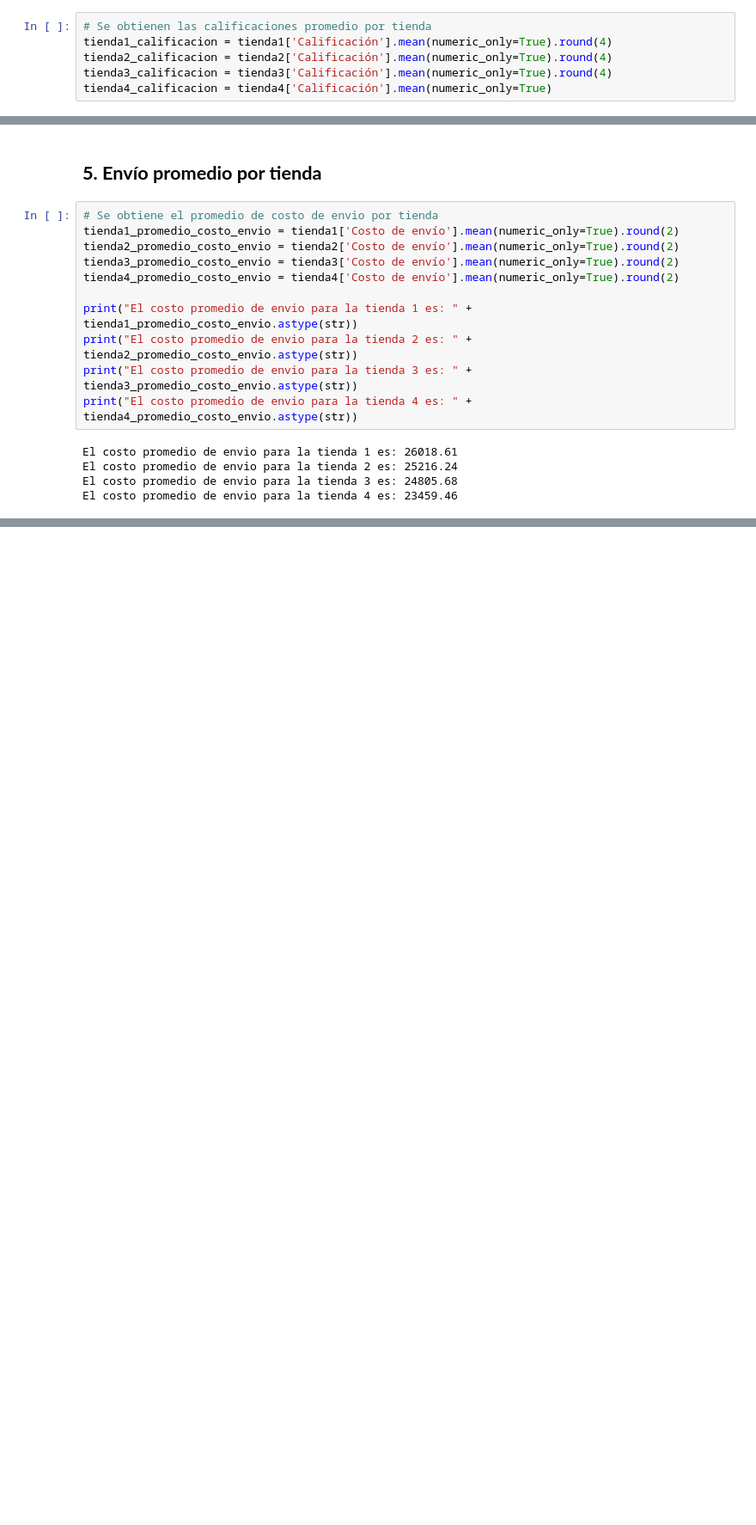
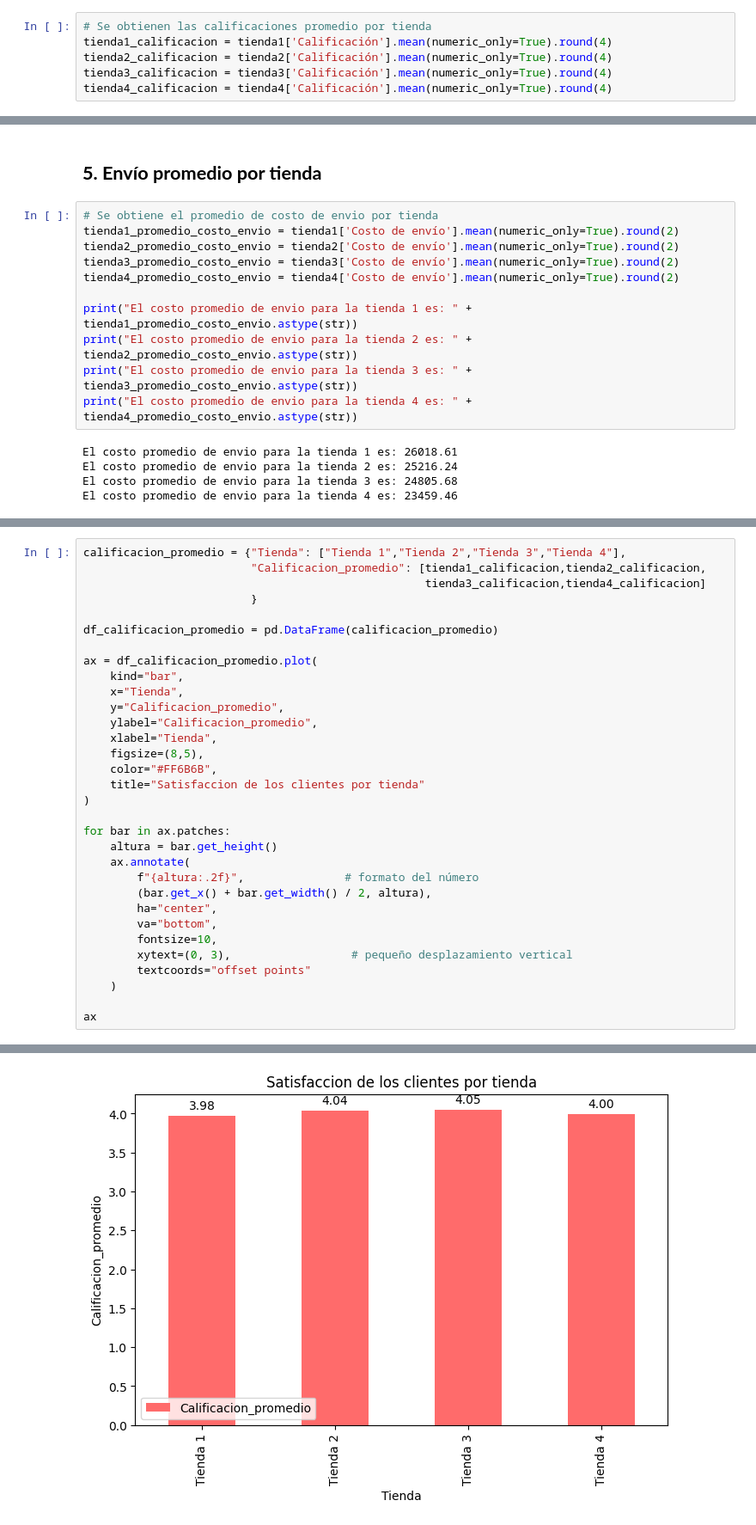
Before and after one commit to anbeld12/Challenge_AluraStoreLatam, a Jupyter notebook: Challenge_AluraStoreLatam.ipynb, the cells around one changed output, grey strips where cells are left out. Shown at 86% size. Saved outputs shown, nothing was run; the diff lists cells and outputs as text; blank space fills up the shorter version.

```diff
--- a/Challenge_AluraStoreLatam.ipynb
+++ b/Challenge_AluraStoreLatam.ipynb
@@ -123,7 +123,7 @@ dtype: float64
 tienda1_calificacion = tienda1['Calificación'].mean(numeric_only=True).round(4)
 tienda2_calificacion = tienda2['Calificación'].mean(numeric_only=True).round(4)
 tienda3_calificacion = tienda3['Calificación'].mean(numeric_only=True).round(4)
-tienda4_calificacion = tienda4['Calificación'].mean(numeric_only=True)
+tienda4_calificacion = tienda4['Calificación'].mean(numeric_only=True).round(4)
 # %%
 # Se imprimen las calificaciones promedio por tienda
 print("La calificación promedio para la tienda 1 fue: " + tienda1_calificacion.astype(str))
@@ -283,0 +306,33 @@ El costo promedio de envio para la tienda 4 es: 23459.46
+# %%
+calificacion_promedio = {"Tienda": ["Tienda 1","Tienda 2","Tienda 3","Tienda 4"],
+                         "Calificacion_promedio": [tienda1_calificacion,tienda2_calificacion,
+                                                   tienda3_calificacion,tienda4_calificacion]
+                         }
+
+df_calificacion_promedio = pd.DataFrame(calificacion_promedio)
+
+ax = df_calificacion_promedio.plot(
+    kind="bar",
+    x="Tienda",
+    y="Calificacion_promedio",
+    ylabel="Calificacion_promedio",
+    xlabel="Tienda",
+    figsize=(8,5),
+    color="#FF6B6B",
+    title="Satisfaccion de los clientes por tienda"
+)
+
+for bar in ax.patches:
+    altura = bar.get_height()
+    ax.annotate(
+        f"{altura:.2f}",               # formato del número
+        (bar.get_x() + bar.get_width() / 2, altura),
+        ha="center",
+        va="bottom",
+        fontsize=10,
+        xytext=(0, 3),                  # pequeño desplazamiento vertical
+        textcoords="offset points"
+    )
+
+ax
+# %% [output]
@@ -283,0 +340 @@ El costo promedio de envio para la tienda 4 es: 23459.46
+[figure, added]
```
Also changed, not shown: parts of 9 cells of this notebook.
